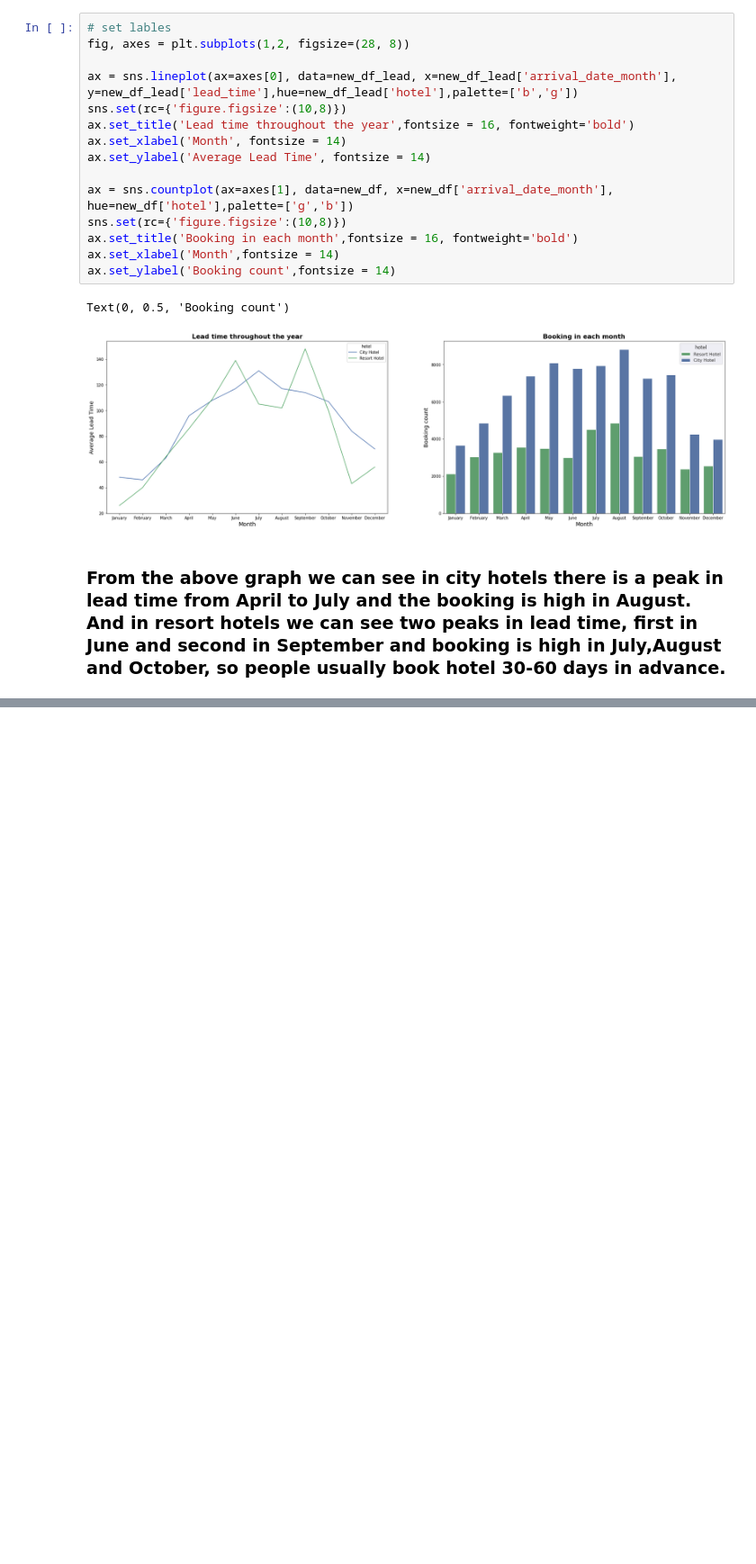
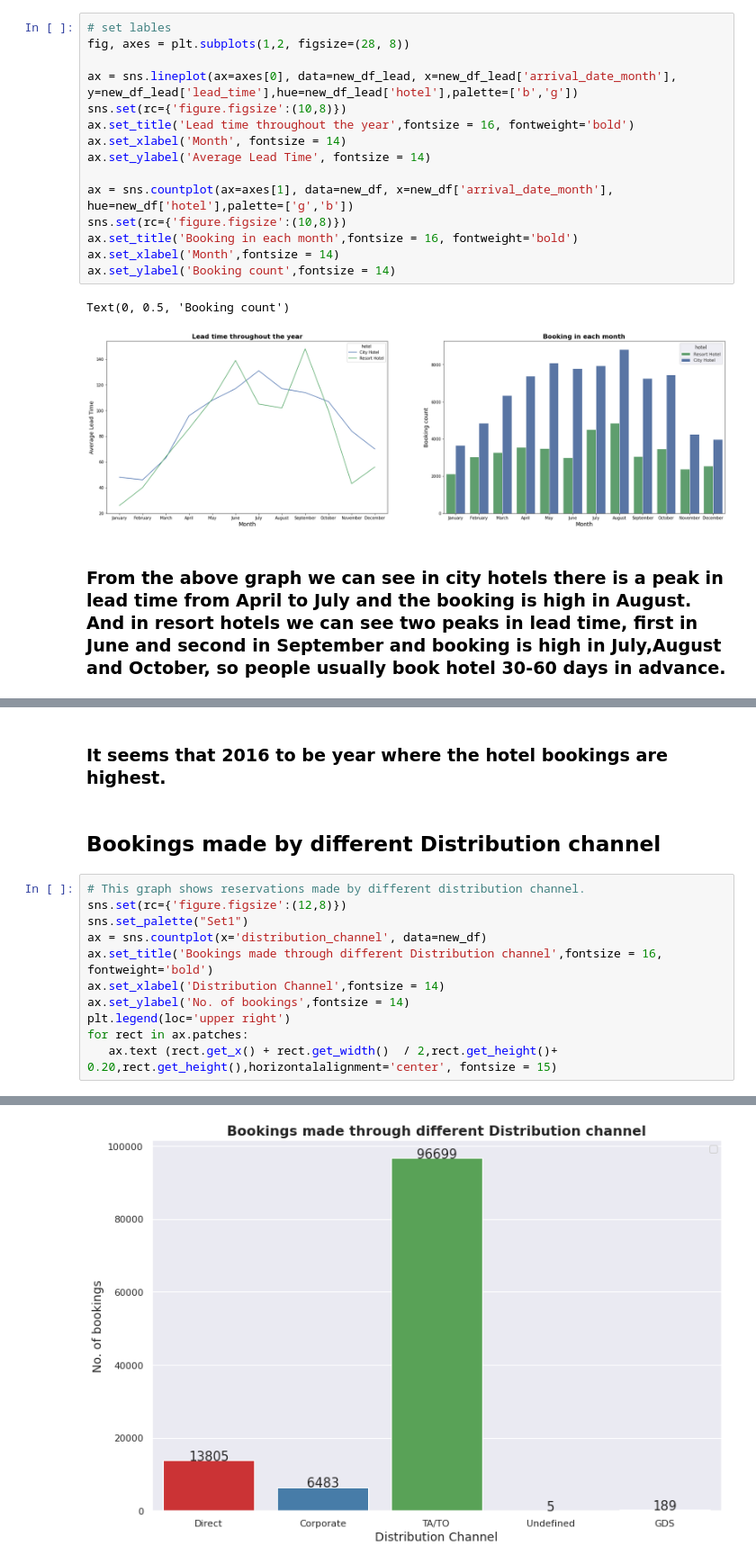
Before and after one commit to sanjaypauloct1989/6.Hotel-booking-EDA, a Jupyter notebook: Hotel Booking Analysis-Capstone Project.ipynb, the cells around one changed output, grey strips where cells are left out. Shown at 90% size. Drawn from its saved outputs; the diff is of its cells as text; blank space fills up the shorter version.

```diff
--- a/Hotel Booking Analysis-Capstone Project.ipynb
+++ b/Hotel Booking Analysis-Capstone Project.ipynb
@@ -445,0 +462,16 @@ Text(0, 0.5, 'Booking count')
+# %% [markdown]
+### It seems that 2016 to be year where the hotel bookings are highest.
+# %% [markdown]
+## **Bookings made by different Distribution channel**
+# %%
+# This graph shows reservations made by different distribution channel.
+sns.set(rc={'figure.figsize':(12,8)})
+sns.set_palette("Set1")
+ax = sns.countplot(x='distribution_channel', data=new_df)
+ax.set_title('Bookings made through different Distribution channel',fontsize = 16, fontweight='bold')
+ax.set_xlabel('Distribution Channel',fontsize = 14)
+ax.set_ylabel('No. of bookings',fontsize = 14)
+plt.legend(loc='upper right')
+for rect in ax.patches:
+   ax.text (rect.get_x() + rect.get_width()  / 2,rect.get_height()+ 0.20,rect.get_height(),horizontalalignment='center', fontsize = 15)
+# %% [output]
@@ -445,0 +479 @@ Text(0, 0.5, 'Booking count')
+[figure, added]
```
Also changed, not shown: parts of 4 cells of this notebook.
